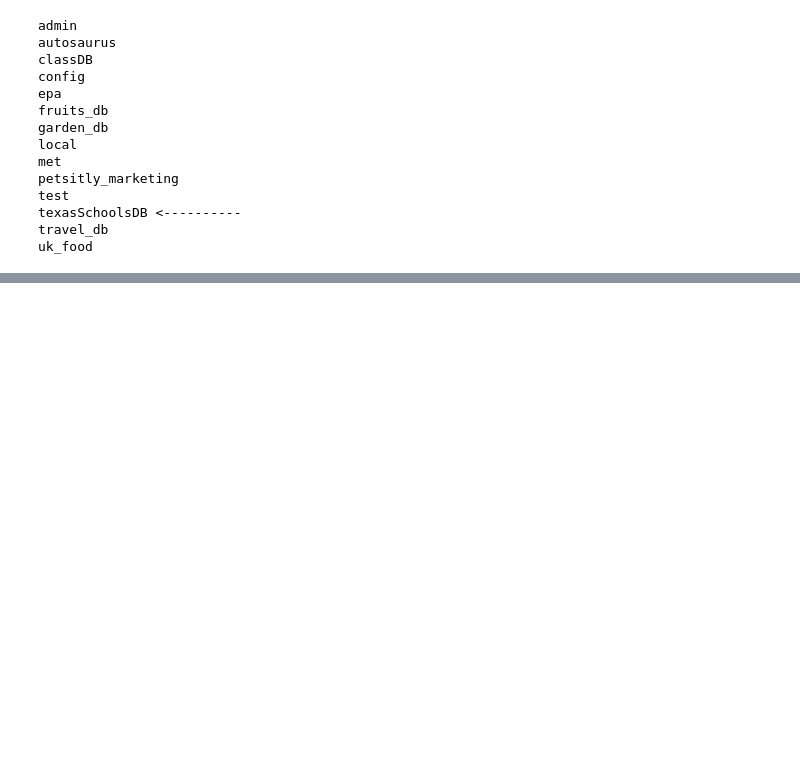
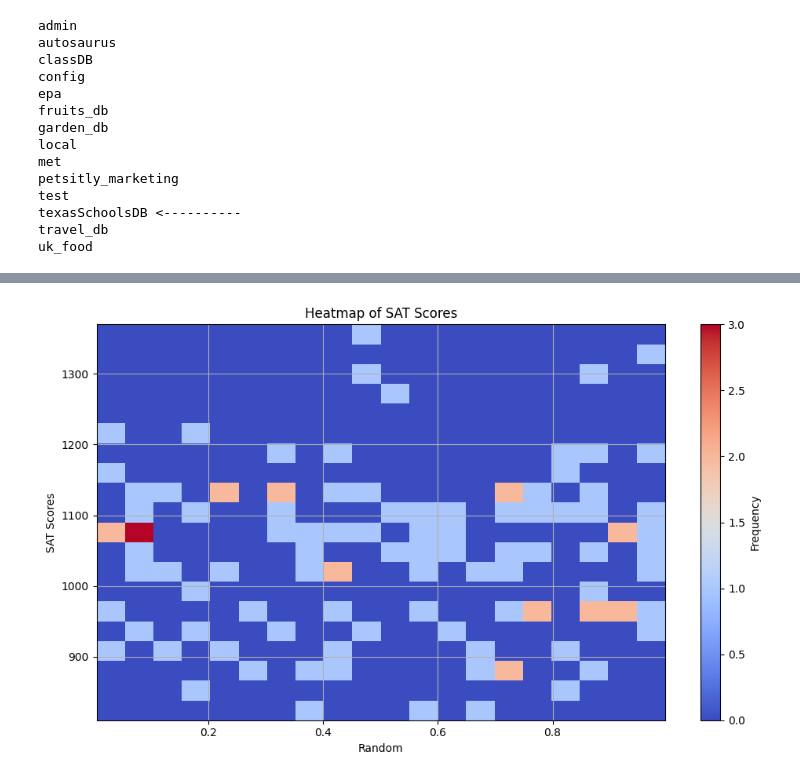
Before and after one commit to mariahmclelan/TexasISDs_Geolocations, a Jupyter notebook: mongomaps.ipynb, the cells around one changed output, grey strips where cells are left out. Saved outputs shown, nothing was run; the diff lists cells and outputs as text; code cells hidden in the pictures; blank space fills up the shorter version.

```diff
--- a/mongomaps.ipynb
+++ b/mongomaps.ipynb
@@ -46,5 +52,7 @@ db.list_collection_names()
 # %%
 coordinates = db.coordinates
+# %%
+scores = db.scores_coordinates
 # %%
 # Create a Folium map
 map = folium.Map(location=[29.7604, -95.3698], zoom_start=6)
@@ -63,17 +71,17 @@ for document in coordinates.find({}):
     # Define marker size based on revenue
     def get_marker_size(revenue):
         if revenue < 5000000:
+            return 2
+        elif 5000000 <= revenue < 10000000:
             return 4
-        elif 5000000 <= revenue < 10000000:
+        elif 10000000 <= revenue < 50000000:
+            return 6
+        elif 50000000 <= revenue < 100000000:
             return 8
-        elif 10000000 <= revenue < 50000000:
+        elif 100000000 <= revenue < 500000000:
+            return 10
+        else:
             return 12
-        elif 50000000 <= revenue < 100000000:
-            return 16
-        elif 100000000 <= revenue < 500000000:
-            return 20
-        else:
-            return 24
 
     # Define marker color based on student count
     def get_marker_color(student_count):
@@ -114,3 +122,21 @@ folium.LayerControl().add_to(map)
 
 # Save the map as an HTML file
 map.save('map_with_markers_from_mongodb.html')
+# %%
+# Retrieve data from MongoDB
+sat_scores = []
+for document in scores.find({}, {"SAT_Total": 1}):  # Only retrieve SAT scores
+    score = float(document.get('SAT_Total'))  # Convert to float
+    sat_scores.append(score)
+
+plt.figure(figsize=(10, 6))
+plt.hist2d(np.random.rand(len(sat_scores)), sat_scores, bins=20, cmap='coolwarm')  # Adjust bins as needed
+plt.colorbar(label='Frequency')
+plt.xlabel('Random')
+plt.ylabel('SAT Scores')
+plt.title('Heatmap of SAT Scores')
+plt.grid(True)
+plt.tight_layout()
+plt.show()
+# %% [output]
+[figure, added]
```
Also changed, not shown: parts of 5 cells of this notebook.
